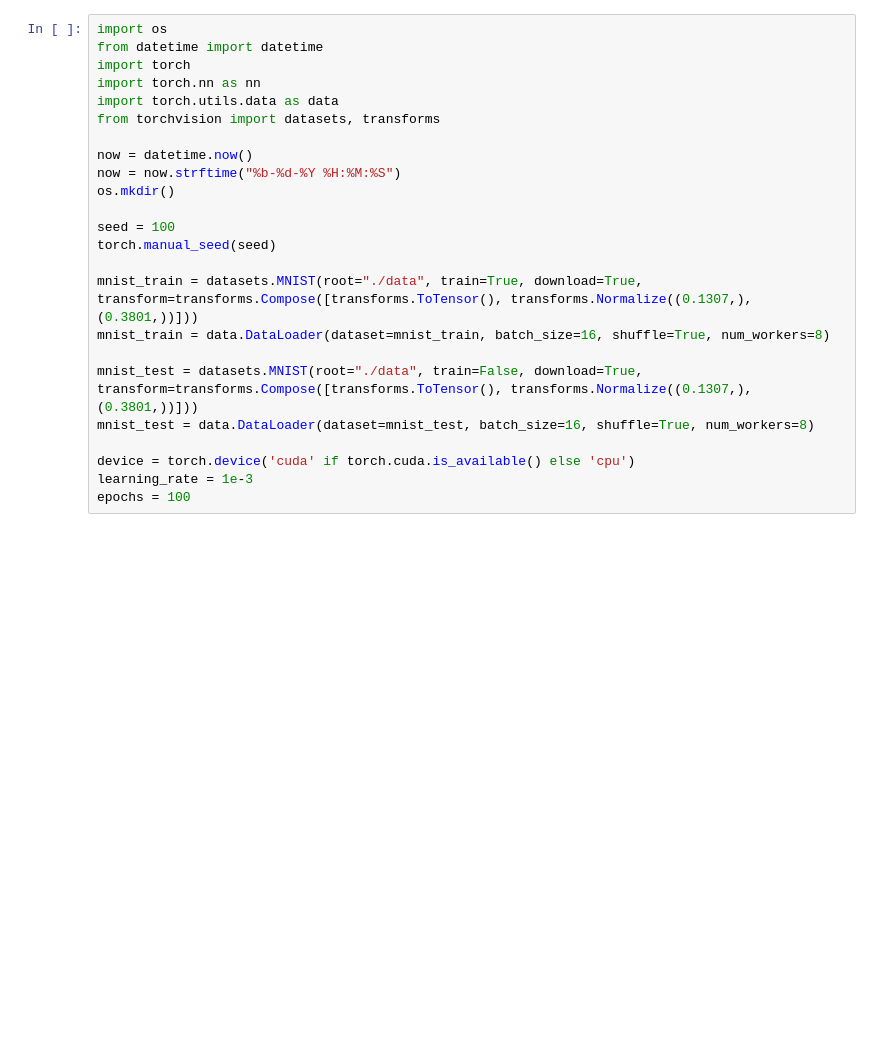
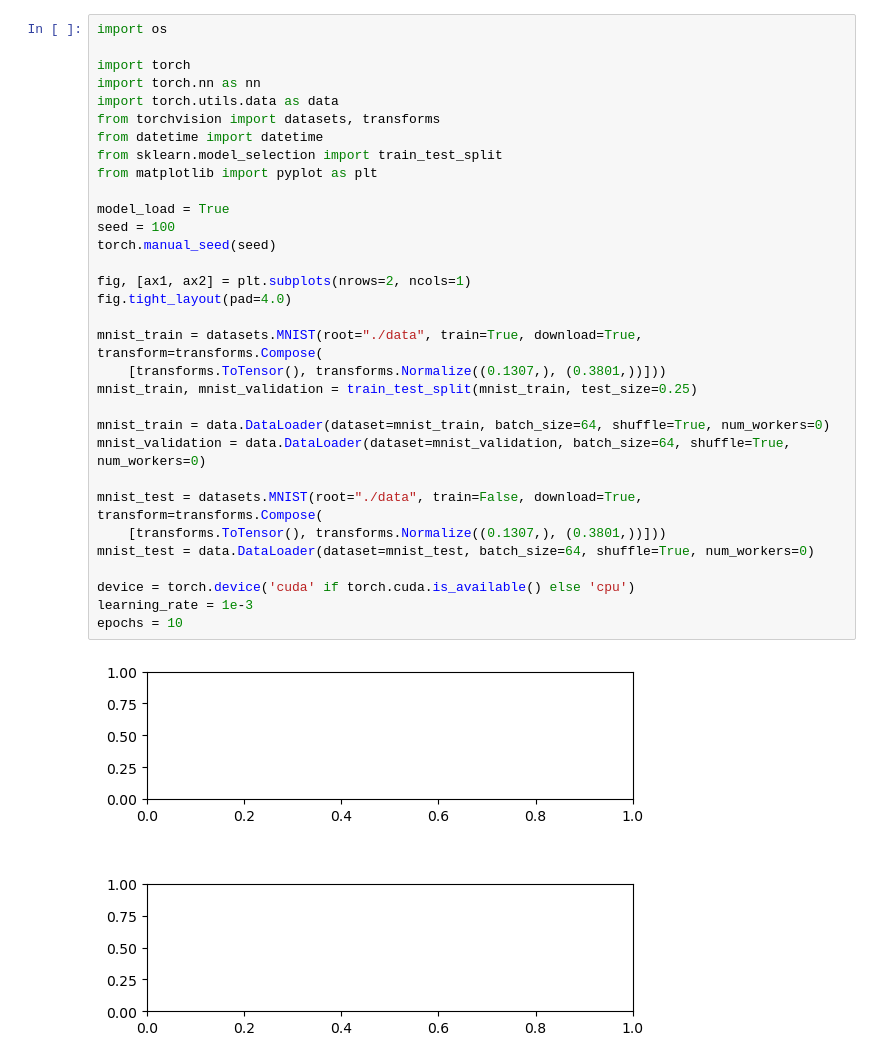
Before and after one commit to rnk-src/mnist-pytorch, a Jupyter notebook: mnist_pytorch.ipynb, the cells around one changed output. Cells and saved outputs as stored; diff of their text form; blank space fills up the shorter version.

Commit message:
finished for local training

```diff
--- a/mnist_pytorch.ipynb
+++ b/mnist_pytorch.ipynb
@@ -14,27 +14,37 @@ We will first get the MNIST dataset through <code>torchvision.datasets</code>, a
 # %%
 import os
-from datetime import datetime
+
 import torch
 import torch.nn as nn
 import torch.utils.data as data
 from torchvision import datasets, transforms
+from datetime import datetime
+from sklearn.model_selection import train_test_split
+from matplotlib import pyplot as plt
 
-now = datetime.now()
-now = now.strftime("%b-%d-%Y %H:%M:%S")
-os.mkdir()
-
+model_load = True
 seed = 100
 torch.manual_seed(seed)
 
-mnist_train = datasets.MNIST(root="./data", train=True, download=True, transform=transforms.Compose([transforms.ToTensor(), transforms.Normalize((0.1307,),(0.3801,))]))
-mnist_train = data.DataLoader(dataset=mnist_train, batch_size=16, shuffle=True, num_workers=8)
+fig, [ax1, ax2] = plt.subplots(nrows=2, ncols=1)
+fig.tight_layout(pad=4.0)
 
-mnist_test = datasets.MNIST(root="./data", train=False, download=True, transform=transforms.Compose([transforms.ToTensor(), transforms.Normalize((0.1307,),(0.3801,))]))
-mnist_test = data.DataLoader(dataset=mnist_test, batch_size=16, shuffle=True, num_workers=8)
+mnist_train = datasets.MNIST(root="./data", train=True, download=True, transform=transforms.Compose(
+    [transforms.ToTensor(), transforms.Normalize((0.1307,), (0.3801,))]))
+mnist_train, mnist_validation = train_test_split(mnist_train, test_size=0.25)
+
+mnist_train = data.DataLoader(dataset=mnist_train, batch_size=64, shuffle=True, num_workers=0)
+mnist_validation = data.DataLoader(dataset=mnist_validation, batch_size=64, shuffle=True, num_workers=0)
+
+mnist_test = datasets.MNIST(root="./data", train=False, download=True, transform=transforms.Compose(
+    [transforms.ToTensor(), transforms.Normalize((0.1307,), (0.3801,))]))
+mnist_test = data.DataLoader(dataset=mnist_test, batch_size=64, shuffle=True, num_workers=0)
 
 device = torch.device('cuda' if torch.cuda.is_available() else 'cpu')
 learning_rate = 1e-3
-epochs = 100
+epochs = 10
+# %% [output]
+[figure, added]
 # %% [markdown]
 ### Creating the CNN
 
```
Also changed, not shown: parts of 10 cells of this notebook, 1 other file.
